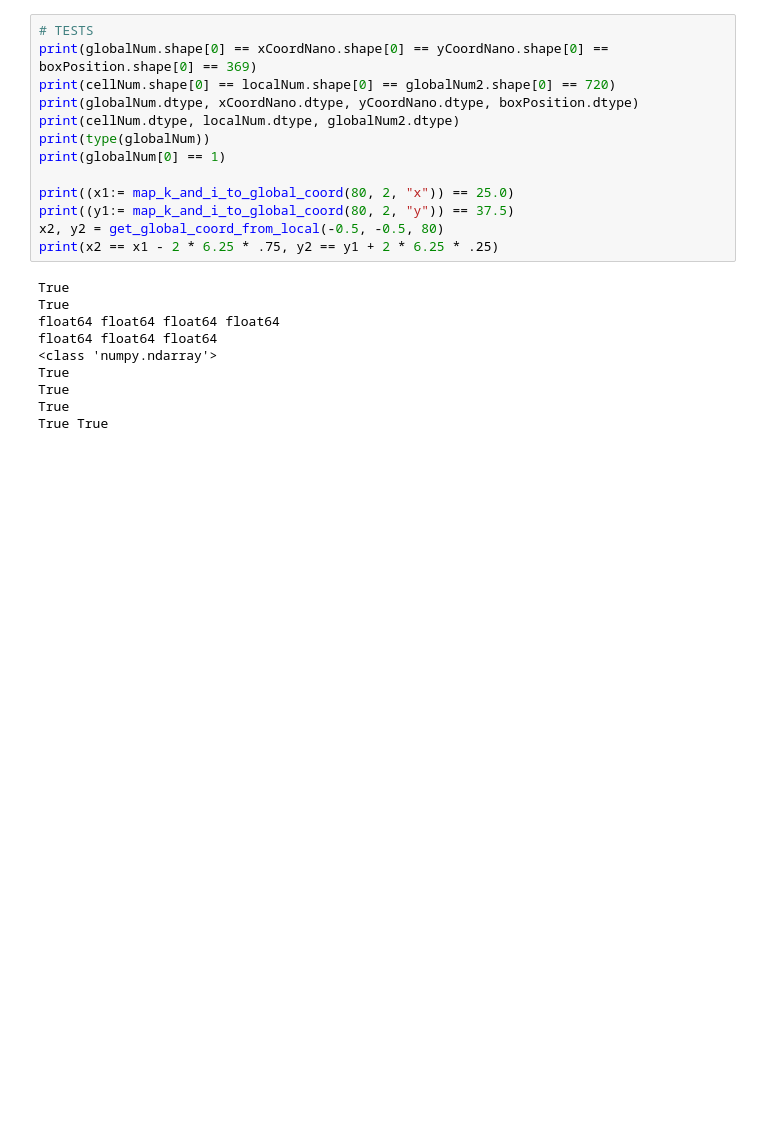
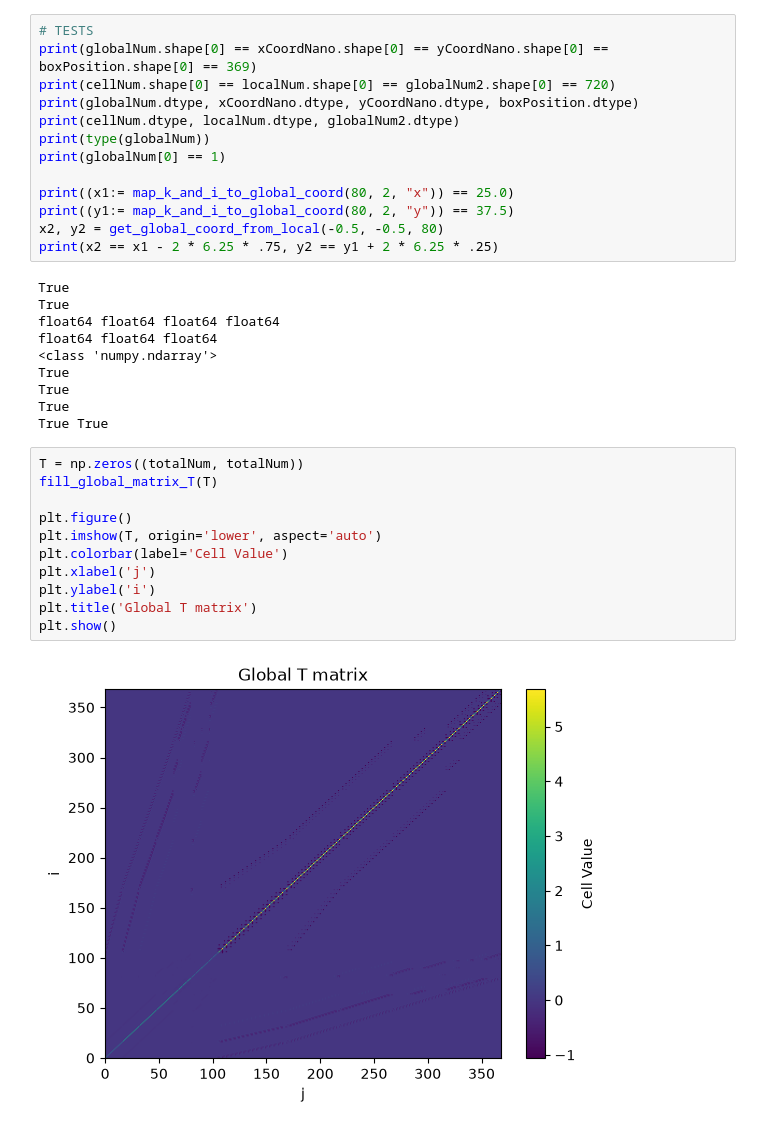
Before and after one commit to MatNogaj50/quantum-wire-poisson-fem, a Jupyter notebook: Projekt_MOF2.ipynb, the cells around one changed output. Saved outputs shown, nothing was run; the diff lists cells and outputs as text; blank space fills up the shorter version.

```diff
--- a/Projekt_MOF2.ipynb
+++ b/Projekt_MOF2.ipynb
@@ -125,3 +221,16 @@ True
 True
 True
 True True
+# %%
+T = np.zeros((totalNum, totalNum))
+fill_global_matrix_T(T)
+
+plt.figure()
+plt.imshow(T, origin='lower', aspect='auto')
+plt.colorbar(label='Cell Value')
+plt.xlabel('j')
+plt.ylabel('i')
+plt.title('Global T matrix')
+plt.show()
+# %% [output]
+[figure, added]
```
Also changed, not shown: parts of 6 cells of this notebook, 2 other files.
